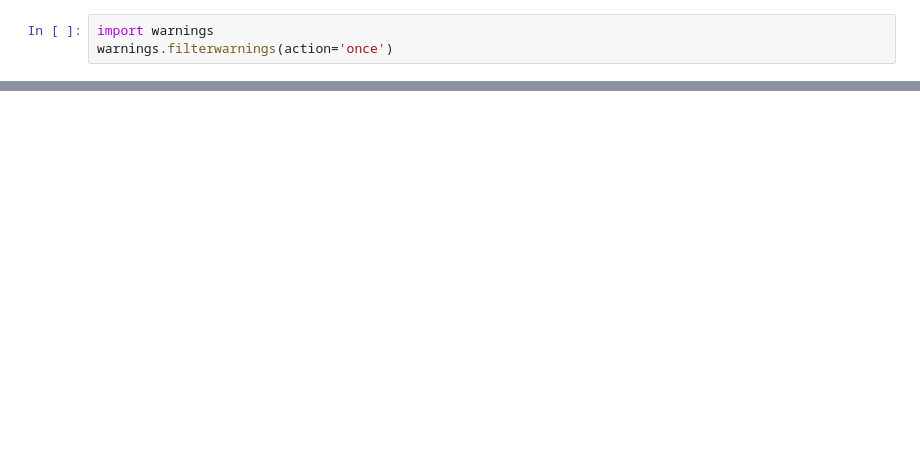
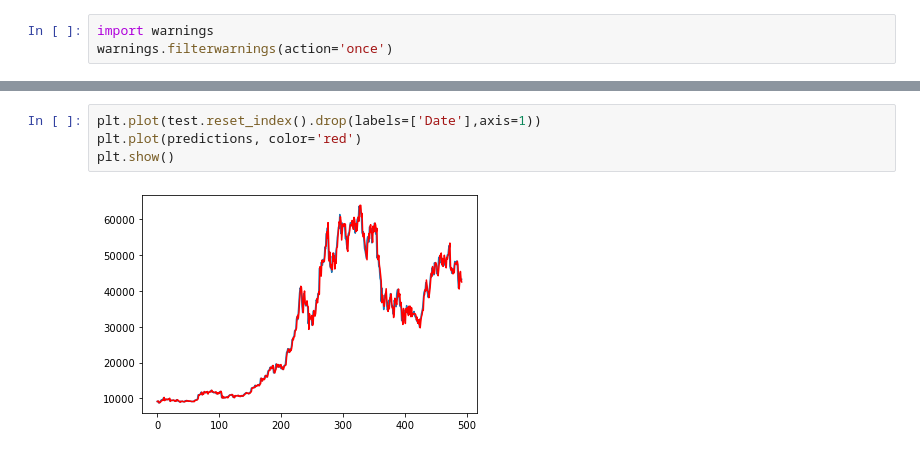
Before and after one commit to jquibla/Crypto_Predictor, a Jupyter notebook: Temp_Series_Models_bitcoin.ipynb, the cells around one changed output, grey strips where cells are left out. Drawn from its saved outputs; the diff is of its cells as text; blank space fills up the shorter version.

```diff
--- a/Temp_Series_Models_bitcoin.ipynb
+++ b/Temp_Series_Models_bitcoin.ipynb
@@ -255,0 +259,6 @@ KeyboardInterrupt:
+# %%
+plt.plot(test.reset_index().drop(labels=['Date'],axis=1))
+plt.plot(predictions, color='red')
+plt.show()
+# %% [output]
+[figure, added]
```
Also changed, not shown: parts of 13 cells of this notebook, 1 other file.
